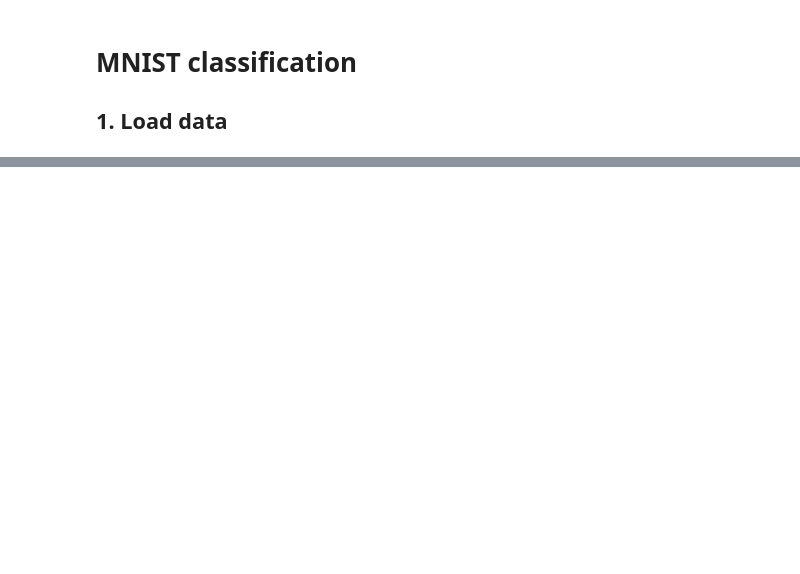
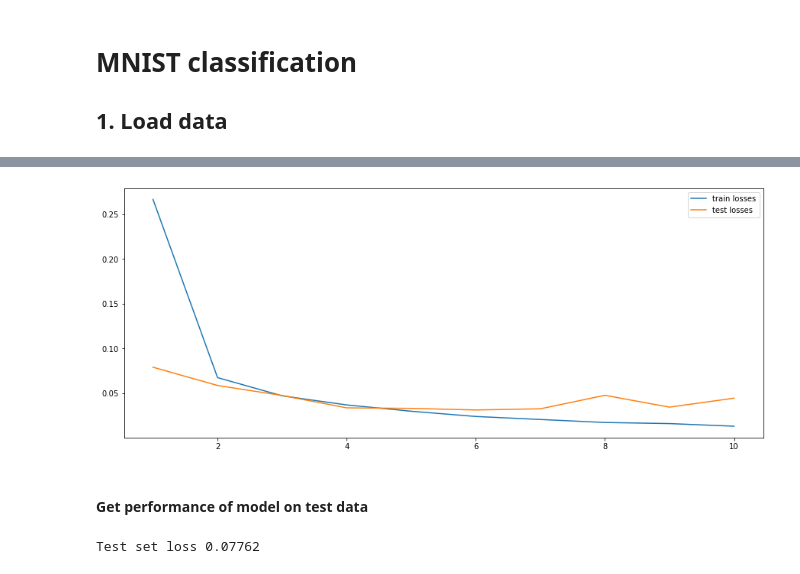
Before and after one commit to MKVatinyan/DeepLearning, a Jupyter notebook: MNIST classification.ipynb, the cells around one changed output, grey strips where cells are left out. Drawn from its saved outputs; the diff is of its cells as text; code cells hidden in the pictures; blank space fills up the shorter version.

```diff
--- a/MNIST classification.ipynb
+++ b/MNIST classification.ipynb
@@ -54,0 +77,35 @@ print(','.join('%5s' % classes[labels[j]] for j in range(4)))
+# %%
+# LeNet (CONV => RELU => POOL) * 2 => FC => RELU => FC => SOFTMAX
+# Conv output : [(W−K+2P)/S]+1
+
+class LeNet(nn.Module):
+
+    def __init__(self):
+
+        super(LeNet, self).__init__()
+
+        # Convolutional layers
+        self.conv1 = nn.Conv2d(in_channels=1, out_channels=6, kernel_size=(5, 5), stride=1)
+        self.conv2 = nn.Conv2d(in_channels=6, out_channels=16, kernel_size=(5, 5), stride=1)
+
+        # Fully connected layers
+        self.fc1 = nn.Linear(in_features=16*5*5, out_features=120)
+        self.fc2 = nn.Linear(in_features=120, out_features=84)
+        self.fc3 = nn.Linear(in_features=84, out_features=10)
+
+    def forward(self, x):
+
+        # Pooling and ReLu activations
+        x = F.avg_pool2d(F.relu(self.conv1(x)), (2, 2))
+        x = F.avg_pool2d(F.relu(self.conv2(x)), (2, 2))
+
+        # Flatten data
+        x = x.view(-1, np.prod(x.size()[1:], axis=0))
+
+        # Fully connected layers and ReLu activations
+        x = F.relu(self.fc1(x))
+        x = F.relu(self.fc2(x))
+
+        # Final softmax layer (use log softmax for better performance)
+        x = F.log_softmax(self.fc3(x), dim = 1)
+        return x
@@ -54,0 +200,29 @@ print(','.join('%5s' % classes[labels[j]] for j in range(4)))
+# %%
+plt.figure(figsize=(15, 6))
+plt.plot(np.arange(1, n_epochs + 1), train_losses, label = "train losses")
+plt.plot(np.arange(1, n_epochs + 1), test_losses, label = "test losses")
+plt.legend()
+plt.show()
+# %% [output]
+[figure, added]
+# %% [markdown]
+#### Get performance of model on test data
+# %%
+# Reload model
+model = LeNet()
+model.load_state_dict(torch.load(path_to_model))
+
+# Calculate loss on test data
+test_running_loss = 0.0
+
+train_labels = []
+train_predictions = []
+for i, data in enumerate(testloader, 0):
+
+    inputs, labels = data
+    train_labels += list(labels.numpy())
+
+    outputs = model(inputs)
+    train_predictions += list(outputs.max(axis=1).indices.numpy())
+# %% [output]
+Test set loss 0.07762
```
Also changed, not shown: parts of 11 cells of this notebook, 1 other file.
